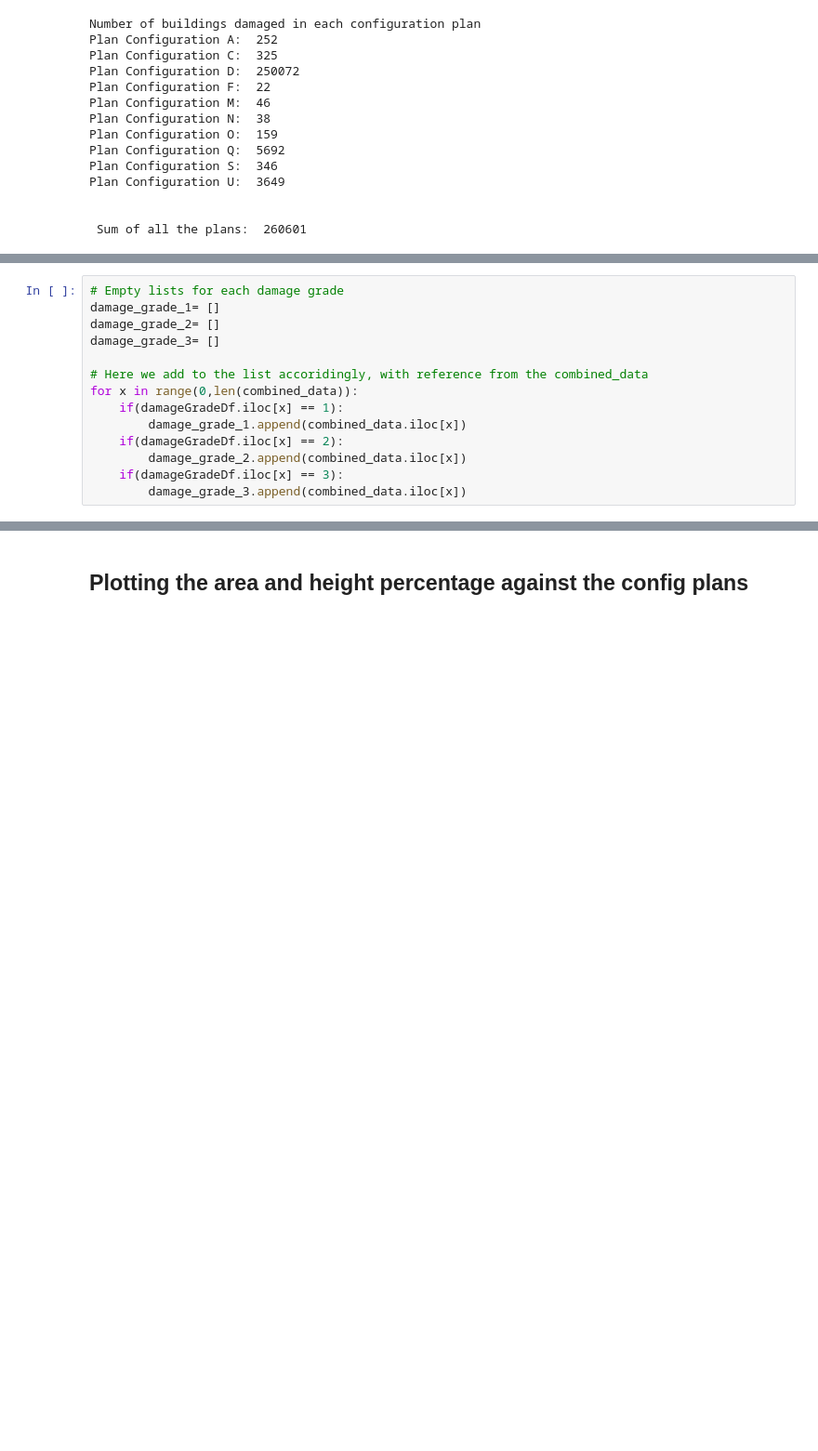
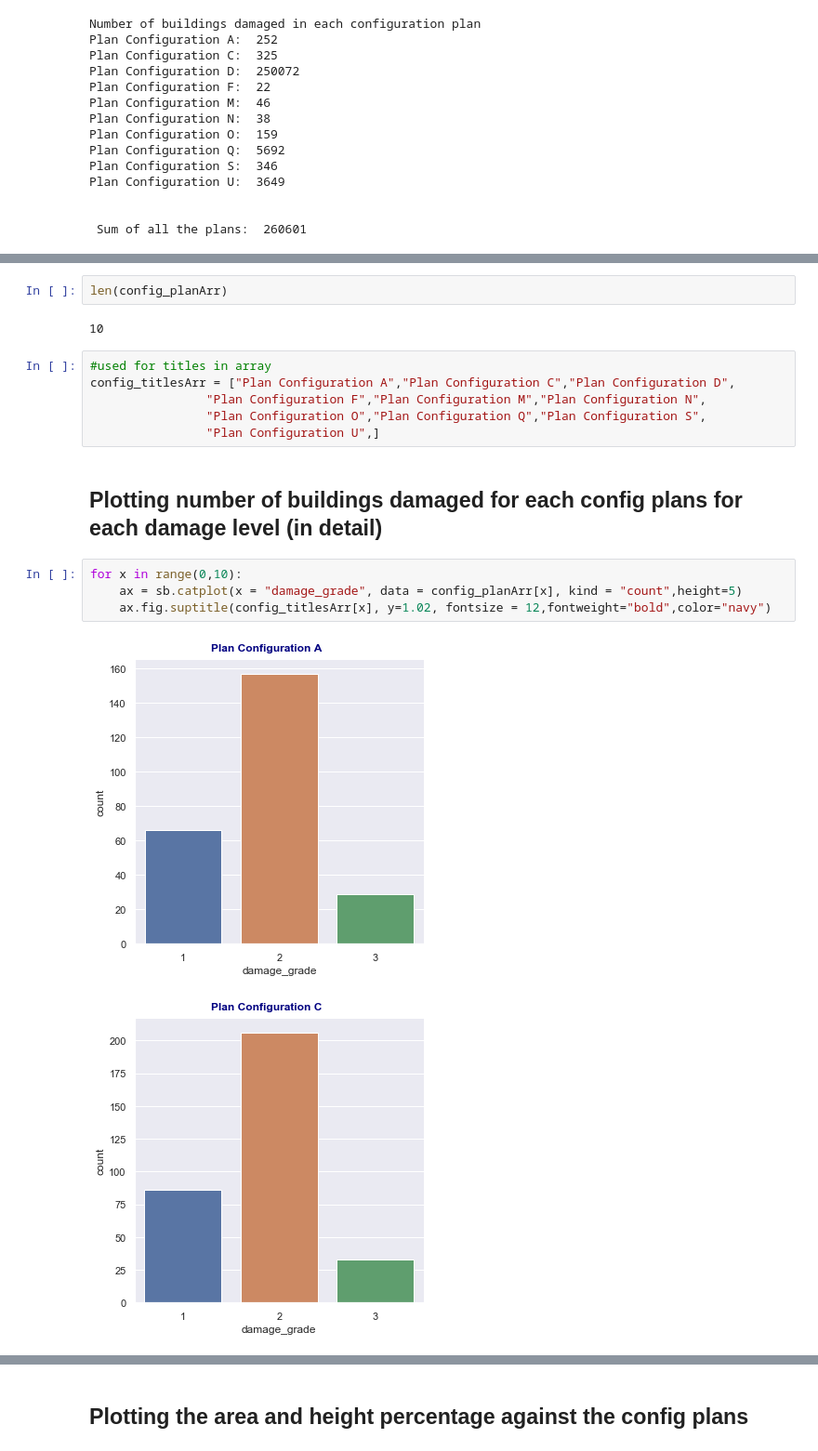
Before and after one commit to jshah39/DataSci, a Jupyter notebook: src/earthquake_shah.ipynb, the cells around one changed output, grey strips where cells are left out. Shown at 93% size. Cells and saved outputs as stored; diff of their text form; blank space fills up the shorter version.

```diff
--- a/src/earthquake_shah.ipynb
+++ b/src/earthquake_shah.ipynb
@@ -260,14 +243,0 @@ Name: damage_grade, dtype: int64
-# %%
-# Empty lists for each damage grade
-damage_grade_1= []
-damage_grade_2= []
-damage_grade_3= []
-
-# Here we add to the list accoridingly, with reference from the combined_data
-for x in range(0,len(combined_data)):
-    if(damageGradeDf.iloc[x] == 1):
-        damage_grade_1.append(combined_data.iloc[x])
-    if(damageGradeDf.iloc[x] == 2):
-        damage_grade_2.append(combined_data.iloc[x])
-    if(damageGradeDf.iloc[x] == 3):
-        damage_grade_3.append(combined_data.iloc[x])
@@ -295,0 +247,19 @@ Damage Grade 2:  87218
+# %%
+len(config_planArr)
+# %% [output]
+10
+# %%
+#used for titles in array
+config_titlesArr = ["Plan Configuration A","Plan Configuration C","Plan Configuration D",
+                "Plan Configuration F","Plan Configuration M","Plan Configuration N",
+                "Plan Configuration O","Plan Configuration Q","Plan Configuration S",
+                "Plan Configuration U",]
+# %% [markdown]
+## Plotting number of buildings damaged for each config plans for each damage level (in detail)
+# %%
+for x in range(0,10):
+    ax = sb.catplot(x = "damage_grade", data = config_planArr[x], kind = "count",height=5)
+    ax.fig.suptitle(config_titlesArr[x], y=1.02, fontsize = 12,fontweight="bold",color="navy")
+# %% [output]
+[figure, added]
+[figure, added]
```
Also changed, not shown: parts of 52 cells of this notebook.
